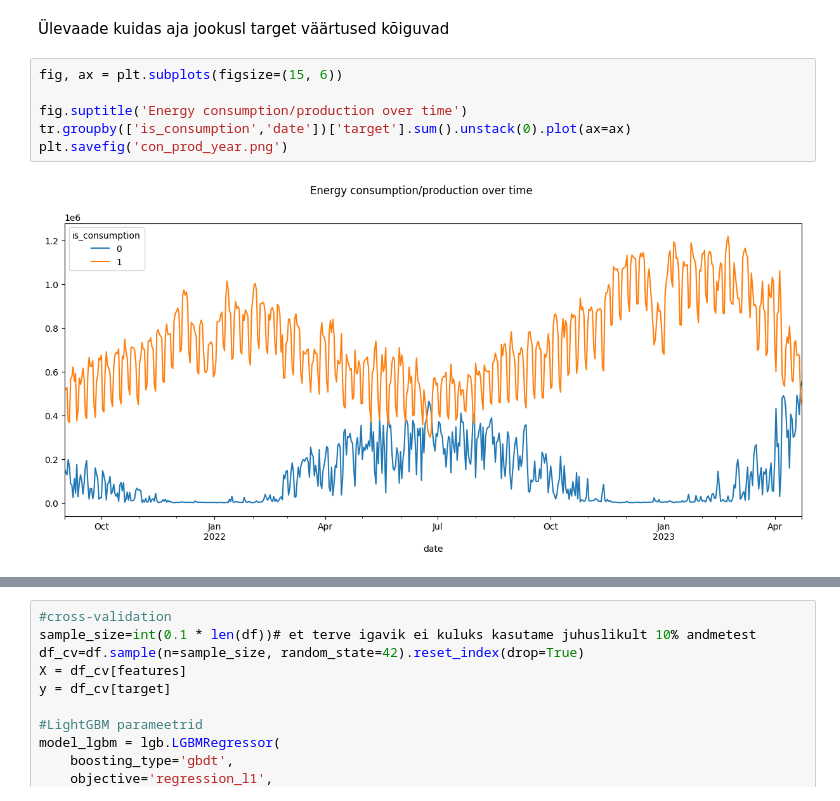
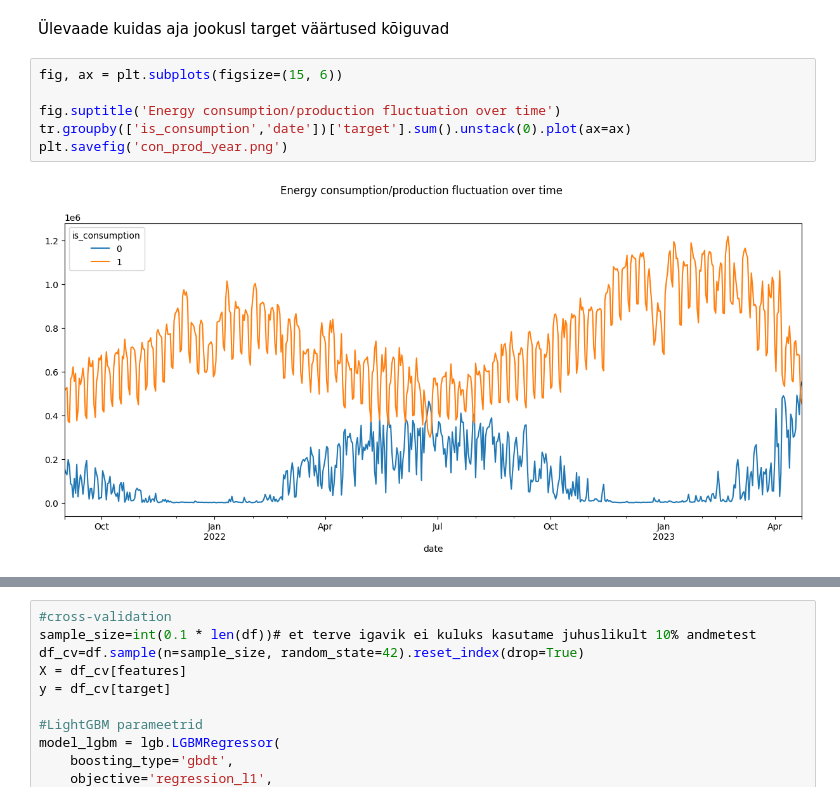
Before and after one commit to MattiasKimst/enefit-prosumers-kaggle-ids, a Jupyter notebook: notebook_with_outputs.ipynb, the cells around one changed output, grey strips where cells are left out. Drawn from its saved outputs; the diff is of its cells as text.

```diff
--- a/notebook_with_outputs.ipynb
+++ b/notebook_with_outputs.ipynb
@@ -278,11 +275,11 @@ memory usage: 758.2+ MB
 # %%
 fig, ax = plt.subplots(figsize=(15, 6))
 
-fig.suptitle('Energy consumption/production over time')
+fig.suptitle('Energy consumption/production fluctuation over time')
 tr.groupby(['is_consumption','date'])['target'].sum().unstack(0).plot(ax=ax)
 plt.savefig('con_prod_year.png')
 # %% [output]
-[figure, old version]
+[figure, new version]
 # %% [markdown]
 Kasutame LGBM - Light Gradient Boosting - põhineb decision tree algortimil
 <br>
```
Also changed, not shown: parts of 11 cells of this notebook.
